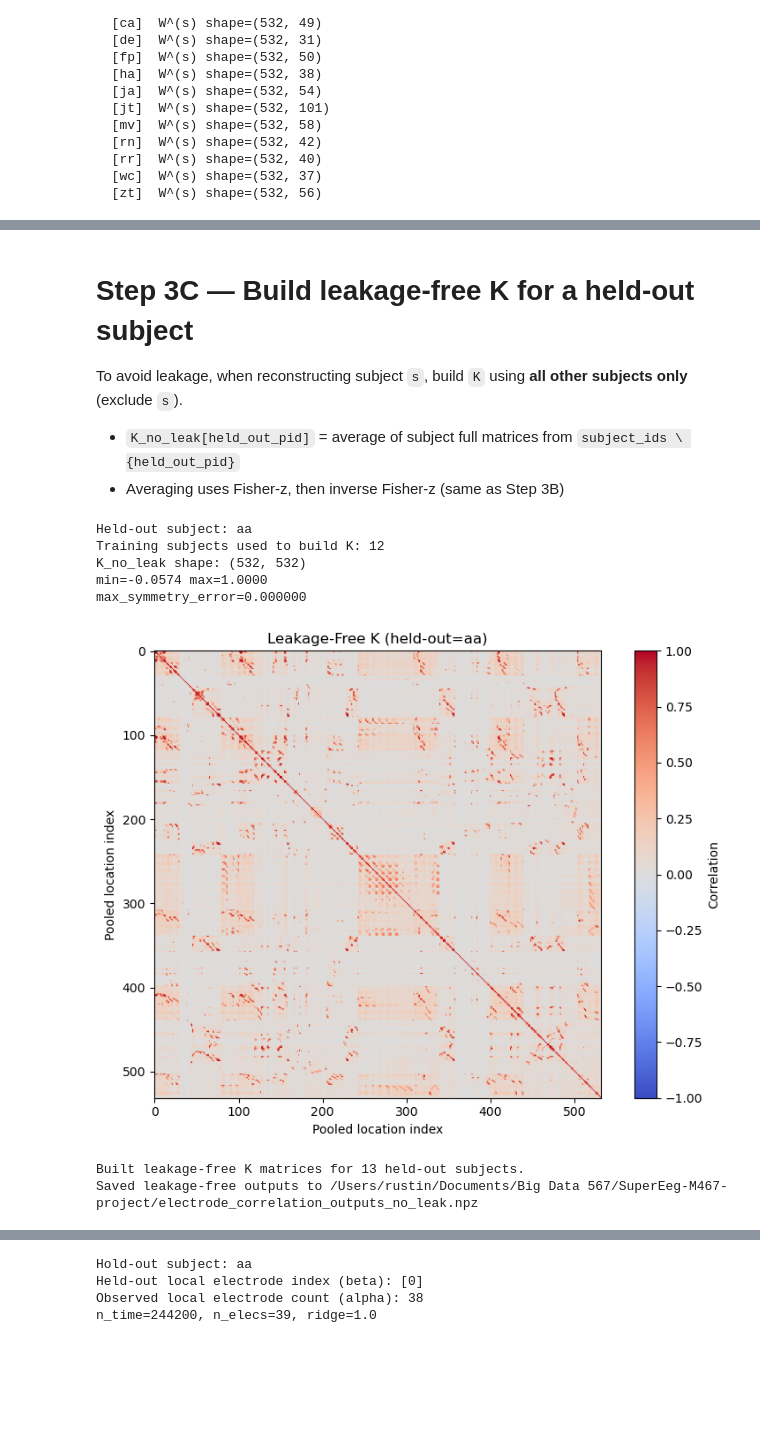
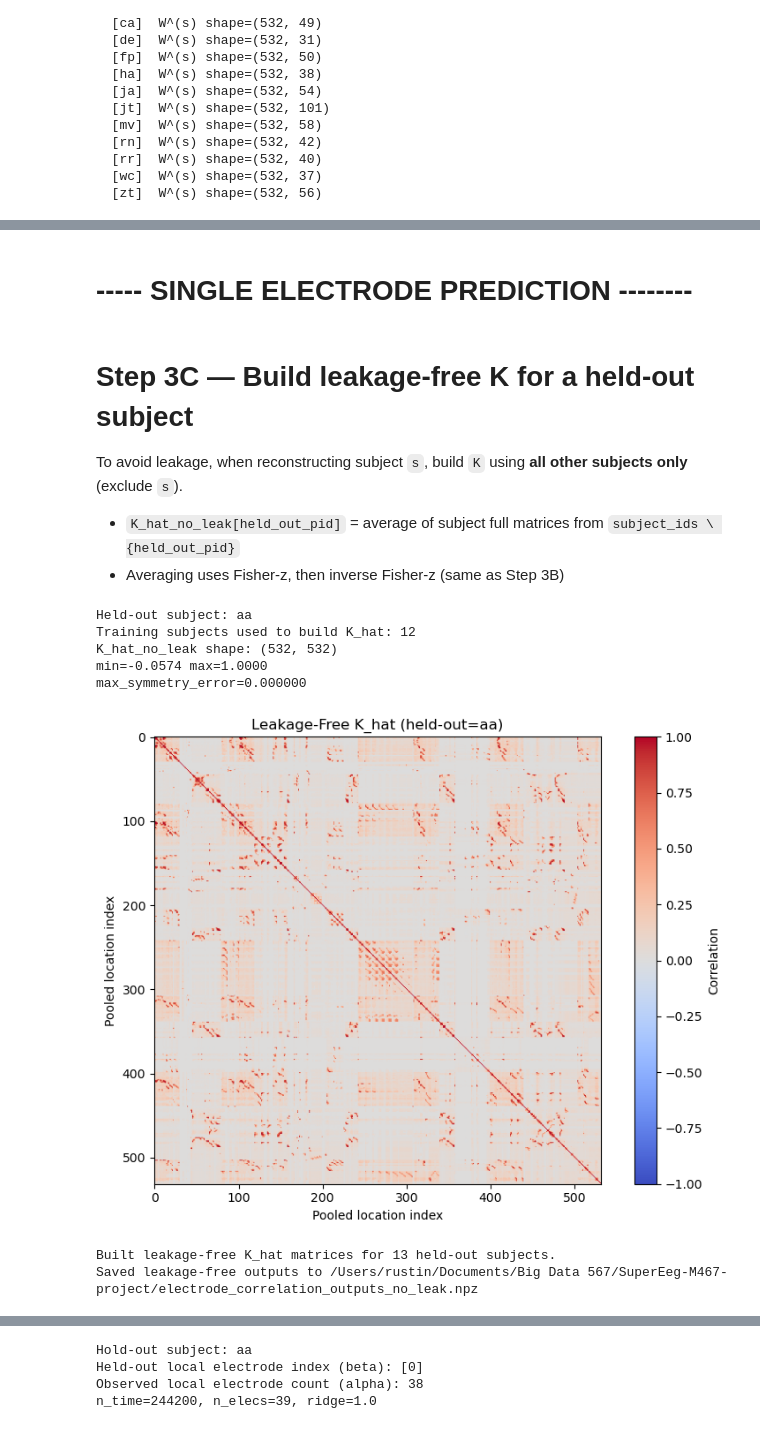
Before and after one commit to NoahWanless/SuperEeg-M467-project, a Jupyter notebook: Electrode_Correlations.ipynb, the cells around one changed output, grey strips where cells are left out. Cells and saved outputs as stored; diff of their text form; code cells hidden in the pictures; blank space fills up the shorter version.

```diff
--- a/Electrode_Correlations.ipynb
+++ b/Electrode_Correlations.ipynb
@@ -785,9 +735,11 @@ Saved to /Users/rustin/Documents/Big Data 567/SuperEeg-M467-project/electrode_co
+# %% [markdown]
+# ----- SINGLE ELECTRODE PREDICTION --------
 # %% [markdown]
 # Step 3C — Build **leakage-free** K for a held-out subject
 
 To avoid leakage, when reconstructing subject `s`, build `K` using **all other subjects only** (exclude `s`).
 
-- `K_no_leak[held_out_pid]` = average of subject full matrices from `subject_ids \ {held_out_pid}`
+- `K_hat_no_leak[held_out_pid]` = average of subject full matrices from `subject_ids \ {held_out_pid}`
 - Averaging uses Fisher-z, then inverse Fisher-z (same as Step 3B)
 # %%
 # Choose the subject you plan to reconstruct/evaluate
@@ -801,37 +753,37 @@ train_ids = [pid for pid in subject_ids if pid != held_out_pid]
 # Assert this assumption and stop if it is violated.
 assert len(train_ids) > 0, 'Need at least one training subject after hold-out'
 
-# Compute this expression and store it in `train_full_matrices`.
-train_full_matrices = np.stack([subject_full_matrices[pid] for pid in train_ids], axis=0)
+# Compute this expression and store it in `train_C_hat_s`.
+train_C_hat_s = np.stack([C_hat_s_matrices[pid] for pid in train_ids], axis=0)
 
 # Compute this expression and store it in `mean_z`.
-mean_z = fisher_z(train_full_matrices).mean(axis=0)
-# Compute this expression and store it in `K_no_leak`.
-K_no_leak = inverse_fisher_z(mean_z).astype(np.float32, copy=False)
-# Compute this expression and store it in `K_no_leak`.
-K_no_leak = 0.5 * (K_no_leak + K_no_leak.T)
+mean_z = fisher_z(train_C_hat_s).mean(axis=0)
+# Compute this expression and store it in `K_hat_no_leak`.
+K_hat_no_leak = inverse_fisher_z(mean_z).astype(np.float32, copy=False)
+# Compute this expression and store it in `K_hat_no_leak`.
+K_hat_no_leak = 0.5 * (K_hat_no_leak + K_hat_no_leak.T)
 # Set the matrix diagonal entries to the requested value.
-np.fill_diagonal(K_no_leak, 1.0)
+np.fill_diagonal(K_hat_no_leak, 1.0)
 
 # Print a status message so you can inspect progress/output.
 print(f'Held-out subject: {held_out_pid}')
 # Print a status message so you can inspect progress/output.
-print(f'Training subjects used to build K: {len(train_ids)}')
+print(f'Training subjects used to build K_hat: {len(train_ids)}')
 # Print a status message so you can inspect progress/output.
-print(f'K_no_leak shape: {K_no_leak.shape}')
+print(f'K_hat_no_leak shape: {K_hat_no_leak.shape}')
 # Print a status message so you can inspect progress/output.
-print(f'min={K_no_leak.min():.4f} max={K_no_leak.max():.4f}')
+print(f'min={K_hat_no_leak.min():.4f} max={K_hat_no_leak.max():.4f}')
 # Print a status message so you can inspect progress/output.
-print(f'max_symmetry_error={np.abs(K_no_leak - K_no_leak.T).max():.6f}')
+print(f'max_symmetry_error={np.abs(K_hat_no_leak - K_hat_no_leak.T).max():.6f}')
 
 # Compute this expression and store it in `plt.figure(figsize`.
 plt.figure(figsize=(8, 6))
 # Compute this expression and store it in `im`.
-im = plt.imshow(K_no_leak, cmap='coolwarm', vmin=-1, vmax=1)
+im = plt.imshow(K_hat_no_leak, cmap='coolwarm', vmin=-1, vmax=1)
 # Compute this expression and store it in `plt.colorbar(im, label`.
 plt.colorbar(im, label='Correlation')
-# Compute this expression and store it in `plt.title(f'Leakage-Free K (held-out`.
-plt.title(f'Leakage-Free K (held-out={held_out_pid})')
+# Compute this expression and store it in `plt.title(f'Leakage-Free K_hat (held-out`.
+plt.title(f'Leakage-Free K_hat (held-out={held_out_pid})')
 # Execute this line as part of the current computation step.
 plt.xlabel('Pooled location index')
 # Execute this line as part of the current computation step.
@@ -842,14 +794,14 @@ plt.tight_layout()
 plt.show()
 
 # Optional: build one leakage-free K per possible held-out subject
-# Compute this expression and store it in `K_no_leak_by_subject`.
-K_no_leak_by_subject = {}
+# Compute this expression and store it in `K_hat_no_leak_by_subject`.
+K_hat_no_leak_by_subject = {}
 # Start a loop over the specified collection.
 for test_pid in subject_ids:
     # Execute this line as part of the current computation step.
     train_ids_i = [pid for pid in subject_ids if pid != test_pid]
     # Compute this expression and store it in `train_stack_i`.
-    train_stack_i = np.stack([subject_full_matrices[pid] for pid in train_ids_i], axis=0)
+    train_stack_i = np.stack([C_hat_s_matrices[pid] for pid in train_ids_i], axis=0)
 
     # Compute this expression and store it in `mean_z_i`.
     mean_z_i = fisher_z(train_stack_i).mean(axis=0)
@@ -859,44 +811,44 @@ for test_pid in subject_ids:
     K_i = 0.5 * (K_i + K_i.T)
     # Set the matrix diagonal entries to the requested value.
     np.fill_diagonal(K_i, 1.0)
 
-    # Compute this expression and store it in `K_no_leak_by_subject[test_pid]`.
-    K_no_leak_by_subject[test_pid] = K_i
+    # Compute this expression and store it in `K_hat_no_leak_by_subject[test_pid]`.
+    K_hat_no_leak_by_subject[test_pid] = K_i
 
 # Print a status message so you can inspect progress/output.
-print(f'Built leakage-free K matrices for {len(K_no_leak_by_subject)} held-out subjects.')
+print(f'Built leakage-free K_hat matrices for {len(K_hat_no_leak_by_subject)} held-out subjects.')
 
 # Save both the chosen K and all leave-one-subject-out K matrices
 # Compute this expression and store it in `output_path_no_leak`.
 output_path_no_leak = project_root / 'electrode_correlation_outputs_no_leak.npz'
 # Save the computed outputs to a compressed NPZ file.
 np.savez_compressed(
     # Execute this line as part of the current computation step.
     output_path_no_leak,
     # Compute this expression and store it in `pooled_locations_mni_mm`.
     pooled_locations_mni_mm=all_electrodes,
     # Compute this expression and store it in `subject_ids`.
     subject_ids=np.array(subject_ids, dtype=object),
     # Compute this expression and store it in `held_out_pid`.
     held_out_pid=held_out_pid,
     # Compute this expression and store it in `train_ids_for_held_out`.
     train_ids_for_held_out=np.array(train_ids, dtype=object),
-    # Compute this expression and store it in `K_no_leak`.
-    K_no_leak=K_no_leak,
-    # Compute this expression and store it in `K_no_leak_by_subject`.
-    K_no_leak_by_subject=np.array([K_no_leak_by_subject[pid] for pid in subject_ids]),
+    # Compute this expression and store it in `K_hat_no_leak`.
+    K_hat_no_leak=K_hat_no_leak,
+    # Compute this expression and store it in `K_hat_no_leak_by_subject`.
+    K_hat_no_leak_by_subject=np.array([K_hat_no_leak_by_subject[pid] for pid in subject_ids]),
 # Close the current argument list or container literal.
 )
 # Print a status message so you can inspect progress/output.
 print(f'Saved leakage-free outputs to {output_path_no_leak}')
 # %% [output]
 Held-out subject: aa
-Training subjects used to build K: 12
-K_no_leak shape: (532, 532)
+Training subjects used to build K_hat: 12
+K_hat_no_leak shape: (532, 532)
 min=-0.0574 max=1.0000
 max_symmetry_error=0.000000
-[figure, old version]
+[figure, new version]
-Built leakage-free K matrices for 13 held-out subjects.
+Built leakage-free K_hat matrices for 13 held-out subjects.
 Saved leakage-free outputs to /Users/rustin/Documents/Big Data 567/SuperEeg-M467-project/electrode_correlation_outputs_no_leak.npz
 # %% [markdown]
 # Step 4 — Predict Held-Out Electrode Activity (Paper Eq. 8–10)
```
Also changed, not shown: parts of 27 cells of this notebook.
